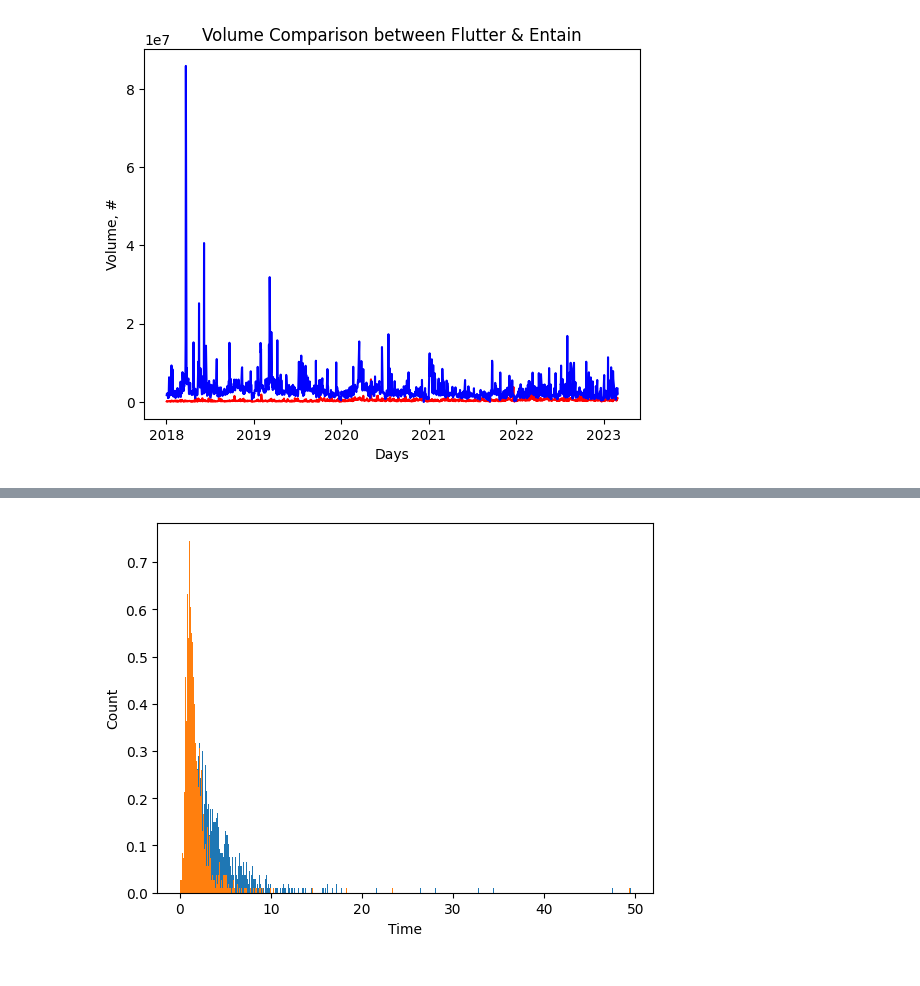
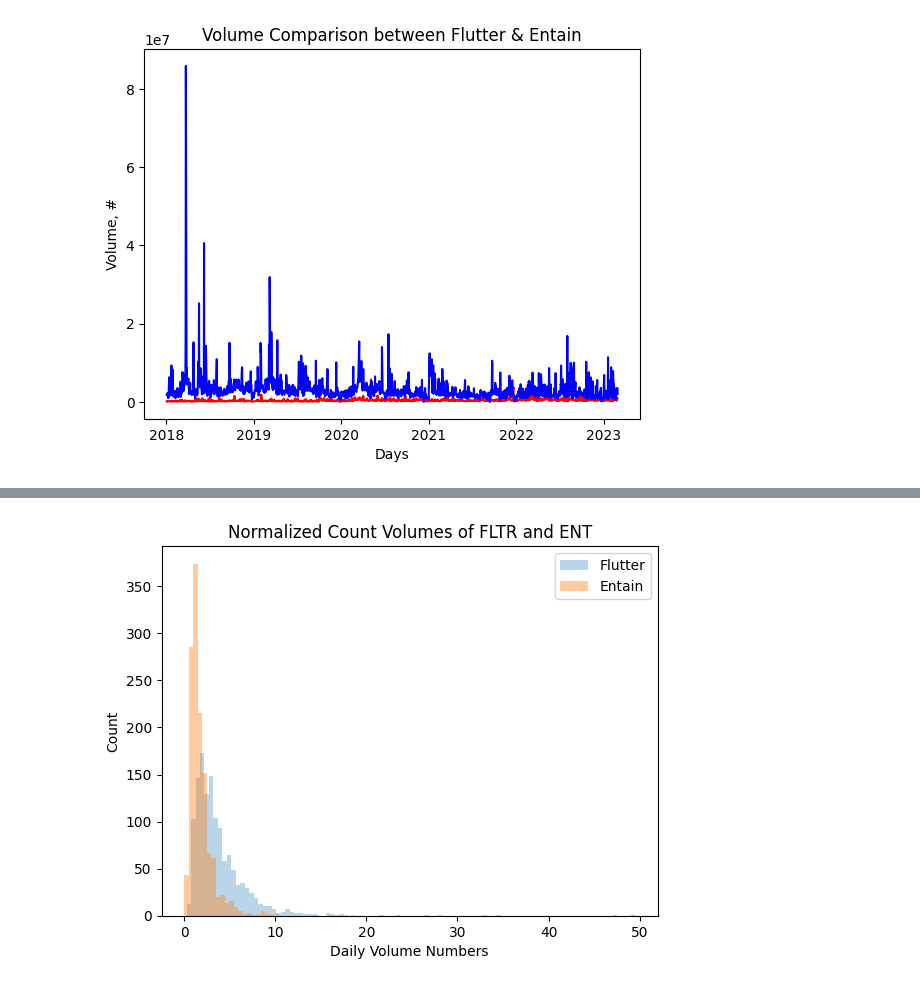
Before and after one commit to Gitmsherbert/-UCDPA_Mark_Herbert, a Jupyter notebook: FLTR_Panda.ipynb, the cells around one changed output, grey strips where cells are left out. Saved outputs shown, nothing was run; the diff lists cells and outputs as text; code cells hidden in the pictures.

```diff
--- a/FLTR_Panda.ipynb
+++ b/FLTR_Panda.ipynb
@@ -56,10 +83,8 @@ Adj Close     7978.095215
 Volume       73075.000000
 Name: 2018-01-03 00:00:00, dtype: float64
 # %%
-# drop duplicate rows
-df_FLTR.deduplicated = df_FLTR.drop_duplicates()
-
-print(df_FLTR.deduplicated)
+df_deduplicated = df_FLTR.drop_duplicates()
+print(df_deduplicated)
 # %% [output]
                     Open          High           Low         Close  \
 Date
@@ -472,7 +537,7 @@ Name: Low, Length: 1304, dtype: bool
 #I will now read in a further dataset and compare this (Entain and Flutter)
 
 # Read the CSV file
-df_ENT = pd.read_csv('ENT.L.csv', parse_dates=['Date'], index_col='Date')
+df_ENT = pd.read_csv('ENT.L.csv', parse_dates=['Date'],  dayfirst=True,index_col='Date')
 # %%
 df_ENT.head()
 # %% [output]
@@ -531,0 +598,9 @@ plt.show()
+# %%
+#Adding in the same columns as are in df_FLTR
+
+df_ENT['Month'] = df_ENT.index.month
+df_ENT['Close_by_Month'] = df_ENT['Close'].groupby(df_ENT['Month']).transform('mean')
+
+df_ENT['Trend'] = np.where(df_ENT['Low'] > df_ENT['Low'].shift(1), 'Up', 'Down')
+
+print(df_FLTR.head())
@@ -601,4 +711,4 @@ plt.show()
 # %%
-# I will try to normalize the volune now like I did with the close price to be able to compare
+# I will try to normalize the volume now like I did with the close price to be able to compare a lot clearer
 df_FLTR_normvol = df_FLTR['Volume'] / df_FLTR['Volume'].iloc[0]
-df_ENT_normvol = df_ENT['Volume'] / df_xENT['Volume'].iloc[0]
+df_ENT_normvol = df_ENT['Volume'] / df_ENT['Volume'].iloc[0]
@@ -605,9 +725,11 @@ df_ENT_normvol = df_ENT['Volume'] / df_xENT['Volume'].iloc[0]
 # %%
-plt.hist(df_FLTR_normvol, bins = 600, density=1)# I plyaed around with the bindwidth here but count was a much better identifier than frequency(%)
-plt.hist(df_ENT_normvol,bins = 600, density=1)
-plt.xlabel('Time')
+plt.hist(df_FLTR_normvol, bins = 100, alpha=0.3, density=False, label='Flutter')# I played around with the bindwidth here but count was a much better identifier than frequency(%)
+plt.hist(df_ENT_normvol,bins = 100, alpha=0.4, density=False, label='Entain')
+plt.title('Normalized Count Volumes of FLTR and ENT')
+plt.xlabel('Daily Volume Numbers')
 plt.ylabel('Count')
+plt.legend()
 plt.show()
 # %% [output]
-[figure, old version]
+[figure, new version]
 # %%
```
Also changed, not shown: parts of 76 cells of this notebook.
